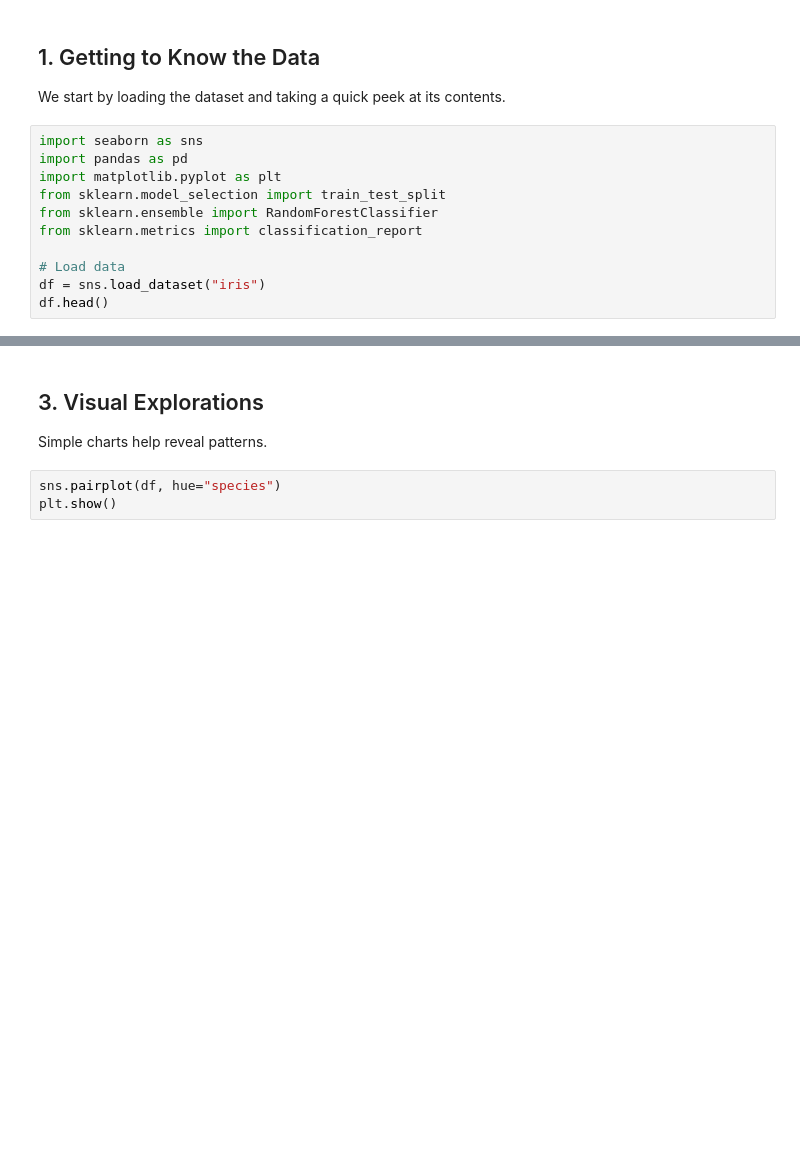
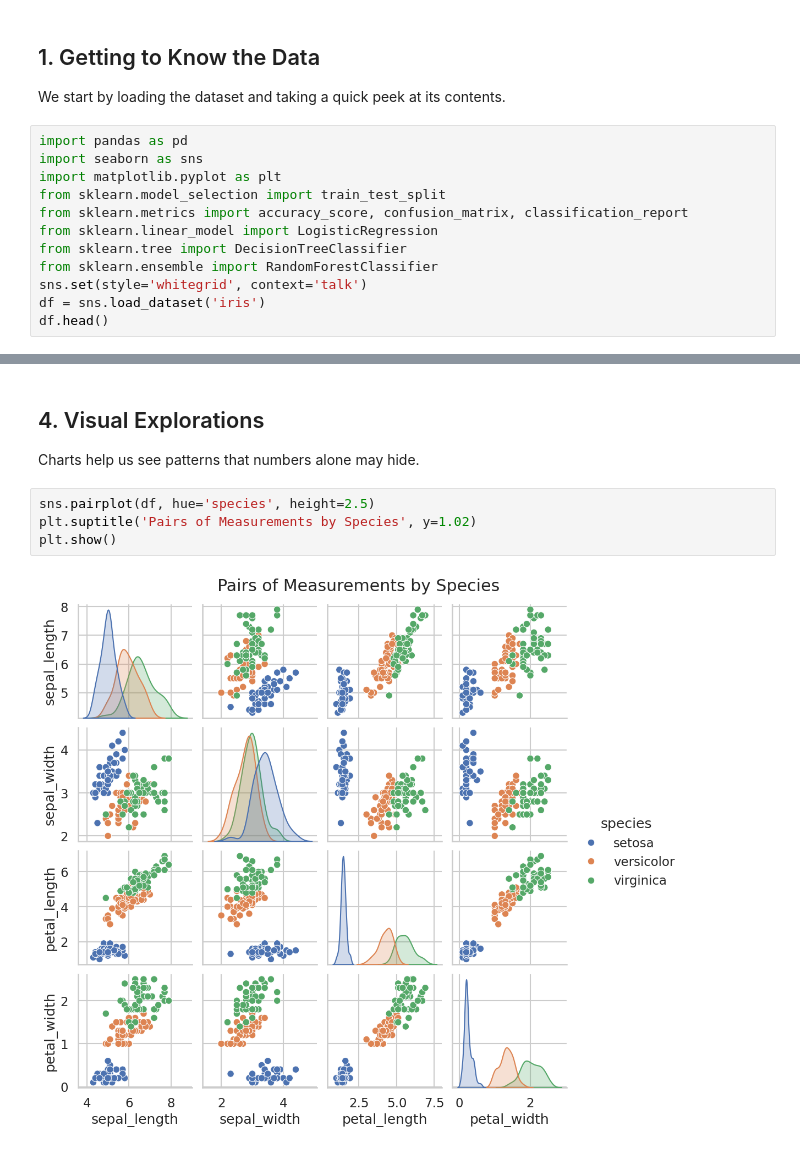
Before and after one commit to NeuralForestViz/iris-dataset-analysis, a Jupyter notebook: Iris_Data_Analysis.ipynb, the cells around one changed output, grey strips where cells are left out. Saved outputs shown, nothing was run; the diff lists cells and outputs as text; blank space fills up the shorter version.

```diff
--- a/Iris_Data_Analysis.ipynb
+++ b/Iris_Data_Analysis.ipynb
@@ -6,13 +6,14 @@ This notebook walks you through the **data science process** using the famous Ir
 ## 1. Getting to Know the Data
 We start by loading the dataset and taking a quick peek at its contents.
 # %%
+import pandas as pd
 import seaborn as sns
-import pandas as pd
 import matplotlib.pyplot as plt
 from sklearn.model_selection import train_test_split
+from sklearn.metrics import accuracy_score, confusion_matrix, classification_report
+from sklearn.linear_model import LogisticRegression
+from sklearn.tree import DecisionTreeClassifier
 from sklearn.ensemble import RandomForestClassifier
-from sklearn.metrics import classification_report
-
-# Load data
-df = sns.load_dataset("iris")
+sns.set(style='whitegrid', context='talk')
+df = sns.load_dataset('iris')
 df.head()
@@ -24,6 +54,9 @@ df.describe()
-# %% [markdown]
-## 3. Visual Explorations
-Simple charts help reveal patterns.
+# %% [markdown]
+## 4. Visual Explorations
+Charts help us see patterns that numbers alone may hide.
 # %%
-sns.pairplot(df, hue="species")
+sns.pairplot(df, hue='species', height=2.5)
+plt.suptitle('Pairs of Measurements by Species', y=1.02)
 plt.show()
+# %% [output]
+[figure, added]
```
Also changed, not shown: parts of 17 cells of this notebook, 1 other file.
